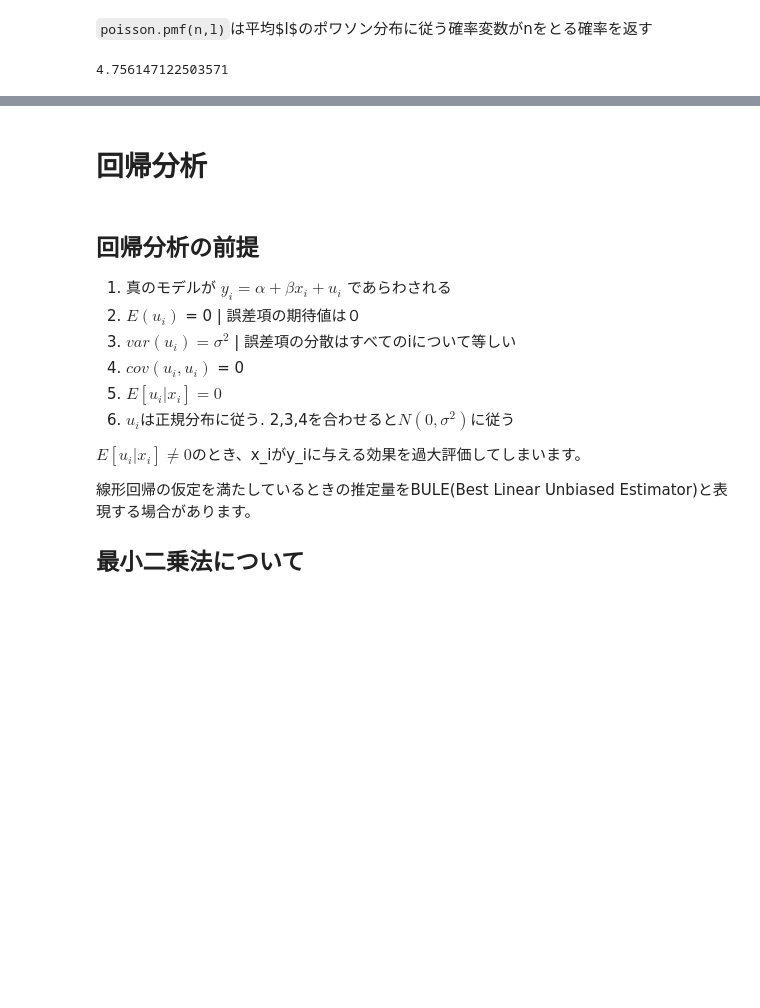
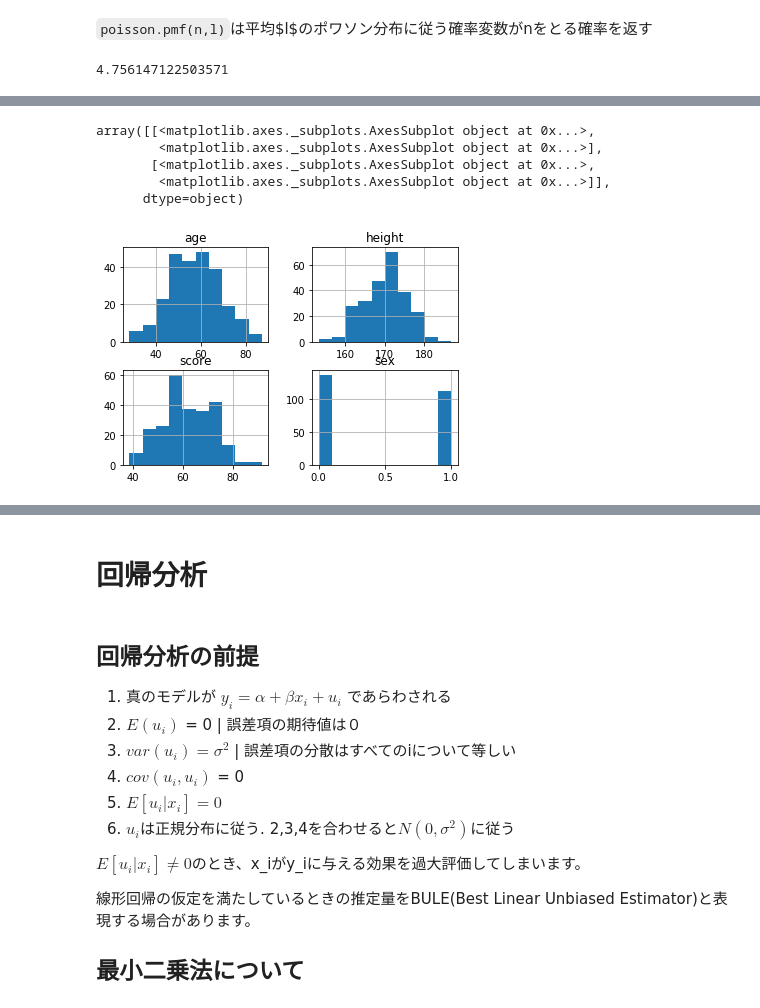
Before and after one commit to ItoYo16u/python_playground, a Jupyter notebook: econometrics_notebook.ipynb, the cells around one changed output, grey strips where cells are left out. Saved outputs shown, nothing was run; the diff lists cells and outputs as text; code cells hidden in the pictures; blank space fills up the shorter version.

```diff
--- a/econometrics_notebook.ipynb
+++ b/econometrics_notebook.ipynb
@@ -861,0 +925,12 @@ Xを職業訓練の参加・不参加をあらわす変数(X=0,1), Uを職業訓
+# %%
+test_group_df = sim_df.sample(n=test_group)
+control_group_df = sim_df.drop(test_group_df.index)
+# %%
+control_group_df.hist()
+# %% [output]
+array([[<matplotlib.axes._subplots.AxesSubplot object at 0x...>,
+        <matplotlib.axes._subplots.AxesSubplot object at 0x...>],
+       [<matplotlib.axes._subplots.AxesSubplot object at 0x...>,
+        <matplotlib.axes._subplots.AxesSubplot object at 0x...>]],
+      dtype=object)
+[figure, added]
```
Also changed, not shown: parts of 53 cells of this notebook.
